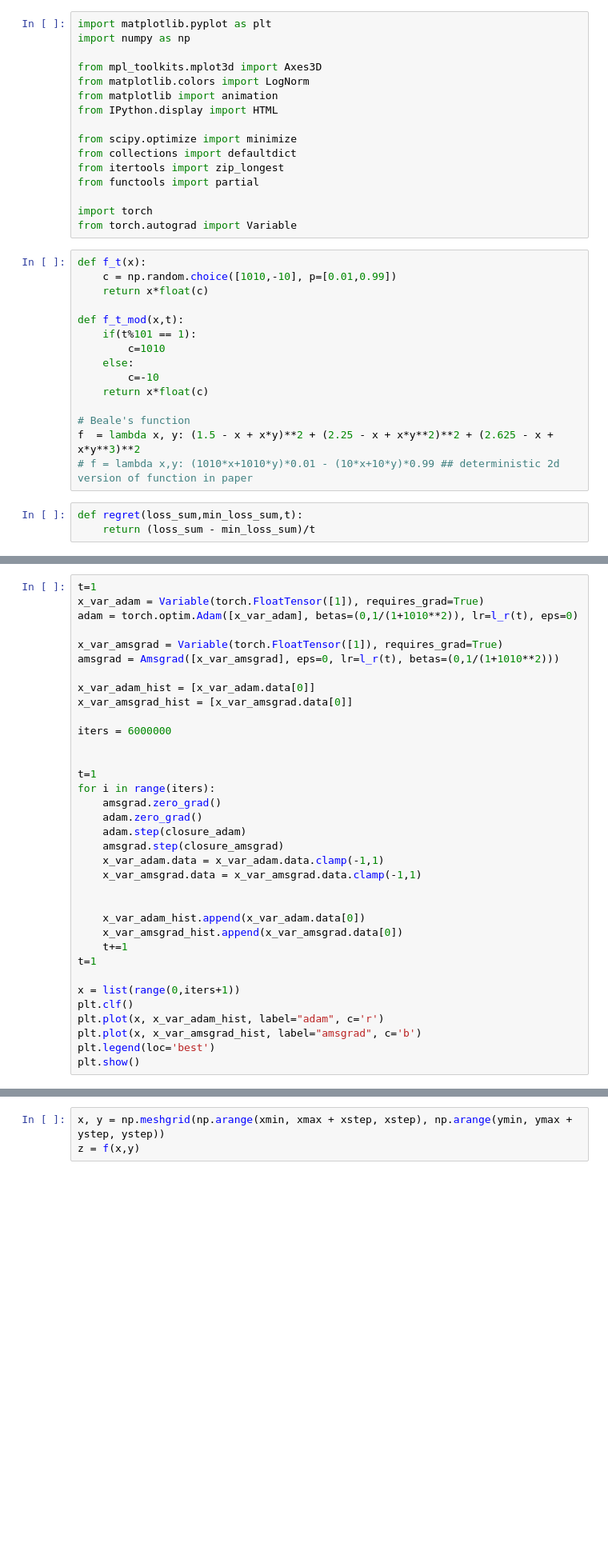
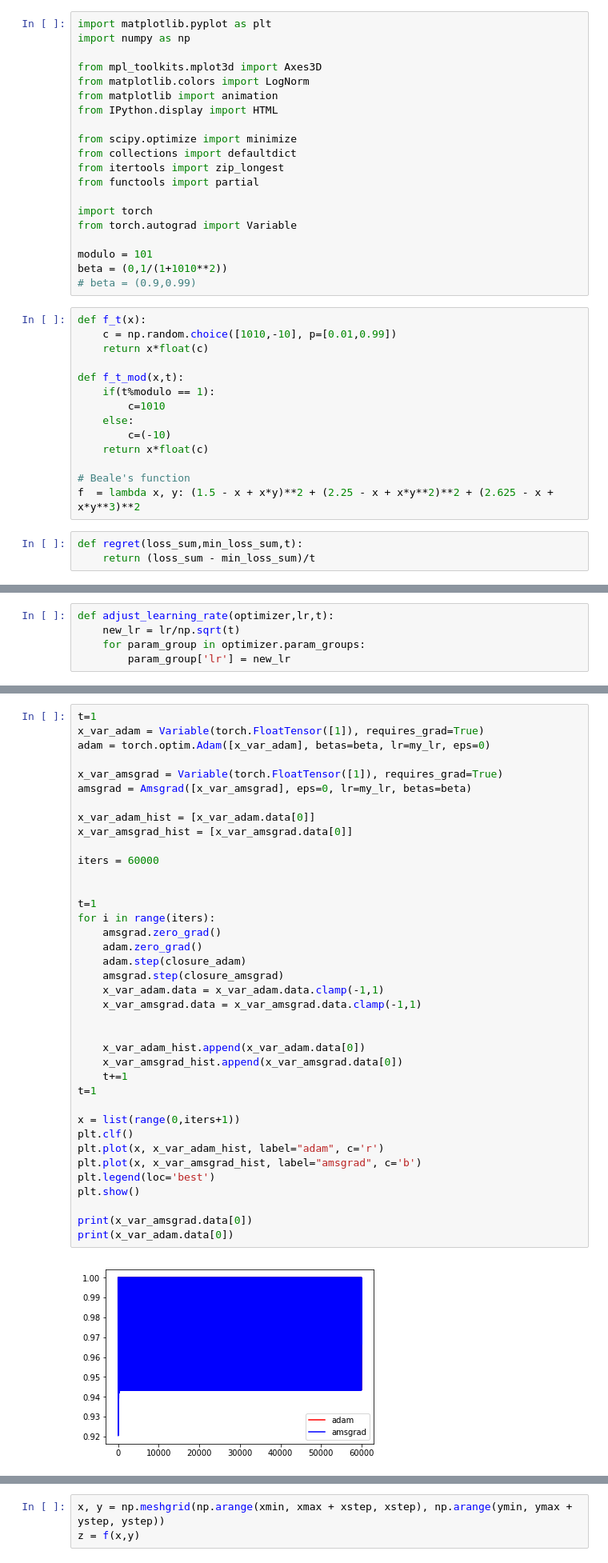
Before and after one commit to jshnaidman/551_final_project, a Jupyter notebook: presentation/Visualization_Of_Algos.ipynb, the cells around one changed output, grey strips where cells are left out. Shown at 80% size. Saved outputs shown, nothing was run; the diff lists cells and outputs as text; blank space fills up the shorter version.

```diff
--- a/presentation/Visualization_Of_Algos.ipynb
+++ b/presentation/Visualization_Of_Algos.ipynb
@@ -14,21 +14,24 @@ from functools import partial
 
 import torch
 from torch.autograd import Variable
+
+modulo = 101
+beta = (0,1/(1+1010**2))
+# beta = (0.9,0.99)
 # %%
 def f_t(x):
     c = np.random.choice([1010,-10], p=[0.01,0.99])
     return x*float(c)
 
 def f_t_mod(x,t):
-    if(t%101 == 1):
+    if(t%modulo == 1):
         c=1010
     else:
-        c=-10
+        c=(-10)
     return x*float(c)
 
 # Beale's function
 f  = lambda x, y: (1.5 - x + x*y)**2 + (2.25 - x + x*y**2)**2 + (2.625 - x + x*y**3)**2
-# f = lambda x,y: (1010*x+1010*y)*0.01 - (10*x+10*y)*0.99 ## deterministic 2d version of function in paper
 # %%
 def regret(loss_sum,min_loss_sum,t):
     return (loss_sum - min_loss_sum)/t
@@ -37,3 +38,8 @@ l_r = lambda x: (1e-3)/np.sqrt(x)
+# %%
+def adjust_learning_rate(optimizer,lr,t):
+    new_lr = lr/np.sqrt(t)
+    for param_group in optimizer.param_groups:
+        param_group['lr'] = new_lr
 # %%
 from amsgrad import Amsgrad
 
@@ -145,35 +176,40 @@ print(x_var_adam.data[0])
 # %%
 t=1
 x_var_adam = Variable(torch.FloatTensor([1]), requires_grad=True)
-adam = torch.optim.Adam([x_var_adam], betas=(0,1/(1+1010**2)), lr=l_r(t), eps=0)
+adam = torch.optim.Adam([x_var_adam], betas=beta, lr=my_lr, eps=0)
 
 x_var_amsgrad = Variable(torch.FloatTensor([1]), requires_grad=True)
-amsgrad = Amsgrad([x_var_amsgrad], eps=0, lr=l_r(t), betas=(0,1/(1+1010**2)))
+amsgrad = Amsgrad([x_var_amsgrad], eps=0, lr=my_lr, betas=beta)
 
 x_var_adam_hist = [x_var_adam.data[0]]
 x_var_amsgrad_hist = [x_var_amsgrad.data[0]]
 
-iters = 6000000
+iters = 60000
 
 
 t=1
 for i in range(iters):
     amsgrad.zero_grad()
     adam.zero_grad()
     adam.step(closure_adam)
     amsgrad.step(closure_amsgrad)
     x_var_adam.data = x_var_adam.data.clamp(-1,1)
     x_var_amsgrad.data = x_var_amsgrad.data.clamp(-1,1)
 
 
     x_var_adam_hist.append(x_var_adam.data[0])
     x_var_amsgrad_hist.append(x_var_amsgrad.data[0])
     t+=1
 t=1
 
 x = list(range(0,iters+1))
 plt.clf()
 plt.plot(x, x_var_adam_hist, label="adam", c='r')
 plt.plot(x, x_var_amsgrad_hist, label="amsgrad", c='b')
 plt.legend(loc='best')
 plt.show()
+
+print(x_var_amsgrad.data[0])
+print(x_var_adam.data[0])
+# %% [output]
+[figure, added]
```
Also changed, not shown: parts of 3 cells of this notebook.
